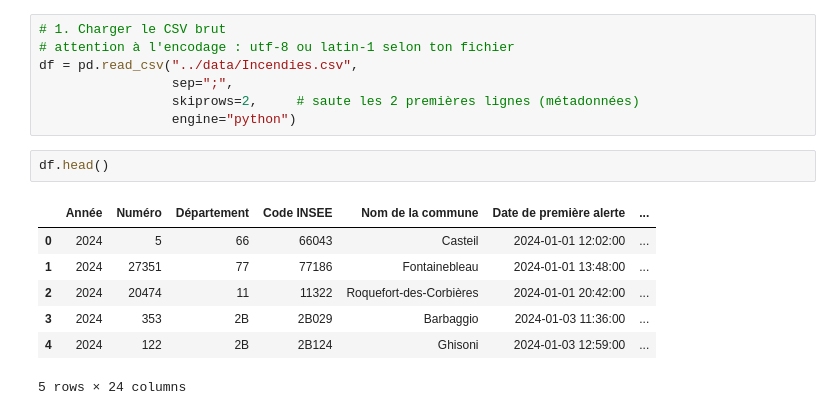
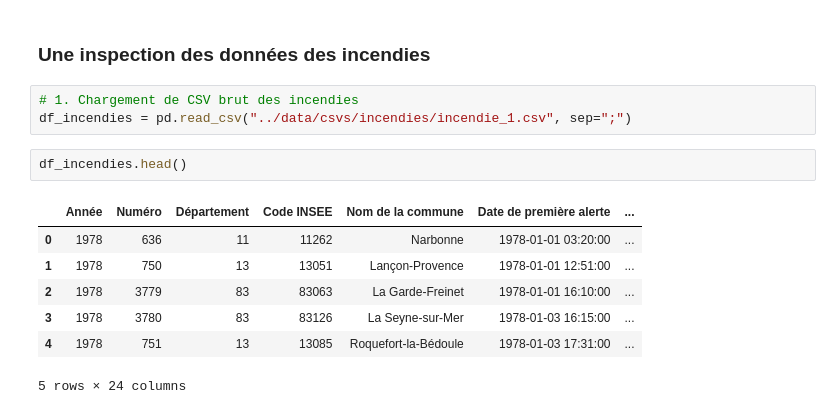
Before and after one commit to KAHINA-ABBAD/Projet-incendie-, a Jupyter notebook: notebooks/test.ipynb, the cells around one changed output. Cells and saved outputs as stored; diff of their text form.

```diff
--- a/notebooks/test.ipynb
+++ b/notebooks/test.ipynb
@@ -19,18 +5,16 @@ from selenium.webdriver.support import expected_conditions as EC
+# %% [markdown]
+### Une inspection des données des incendies
 # %%
-# 1. Charger le CSV brut
-# attention à l'encodage : utf-8 ou latin-1 selon ton fichier
-df = pd.read_csv("../data/Incendies.csv",
-                 sep=";",
-                 skiprows=2,     # saute les 2 premières lignes (métadonnées)
-                 engine="python")
+# 1. Chargement de CSV brut des incendies
+df_incendies = pd.read_csv("../data/csvs/incendies/incendie_1.csv", sep=";")
 # %%
-df.head()
+df_incendies.head()
 # %% [output]
 |  | Année | Numéro | Département | Code INSEE | Nom de la commune | Date de première alerte | ... |
-| 0 | 2024 | 5 | 66 | 66043 | Casteil | 2024-01-01 12:02:00 | ... |
-| 1 | 2024 | 27351 | 77 | 77186 | Fontainebleau | 2024-01-01 13:48:00 | ... |
-| 2 | 2024 | 20474 | 11 | 11322 | Roquefort-des-Corbières | 2024-01-01 20:42:00 | ... |
-| 3 | 2024 | 353 | 2B | 2B029 | Barbaggio | 2024-01-03 11:36:00 | ... |
-| 4 | 2024 | 122 | 2B | 2B124 | Ghisoni | 2024-01-03 12:59:00 | ... |
+| 0 | 1978 | 636 | 11 | 11262 | Narbonne | 1978-01-01 03:20:00 | ... |
+| 1 | 1978 | 750 | 13 | 13051 | Lançon-Provence | 1978-01-01 12:51:00 | ... |
+| 2 | 1978 | 3779 | 83 | 83063 | La Garde-Freinet | 1978-01-01 16:10:00 | ... |
+| 3 | 1978 | 3780 | 83 | 83126 | La Seyne-sur-Mer | 1978-01-03 16:15:00 | ... |
+| 4 | 1978 | 751 | 13 | 13085 | Roquefort-la-Bédoule | 1978-01-03 17:31:00 | ... |
 5 rows × 24 columns
 # %%
```
Also changed, not shown: parts of 12 cells of this notebook, 23 other files.
